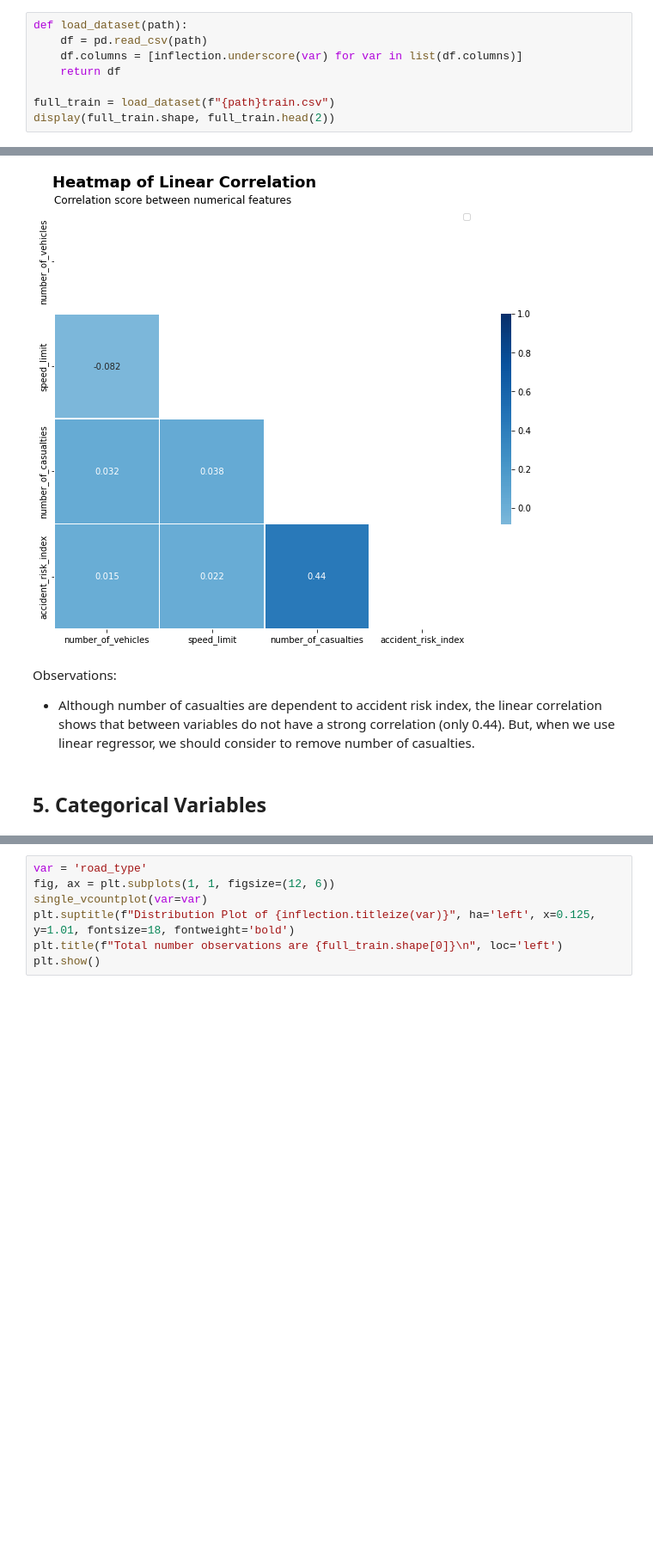
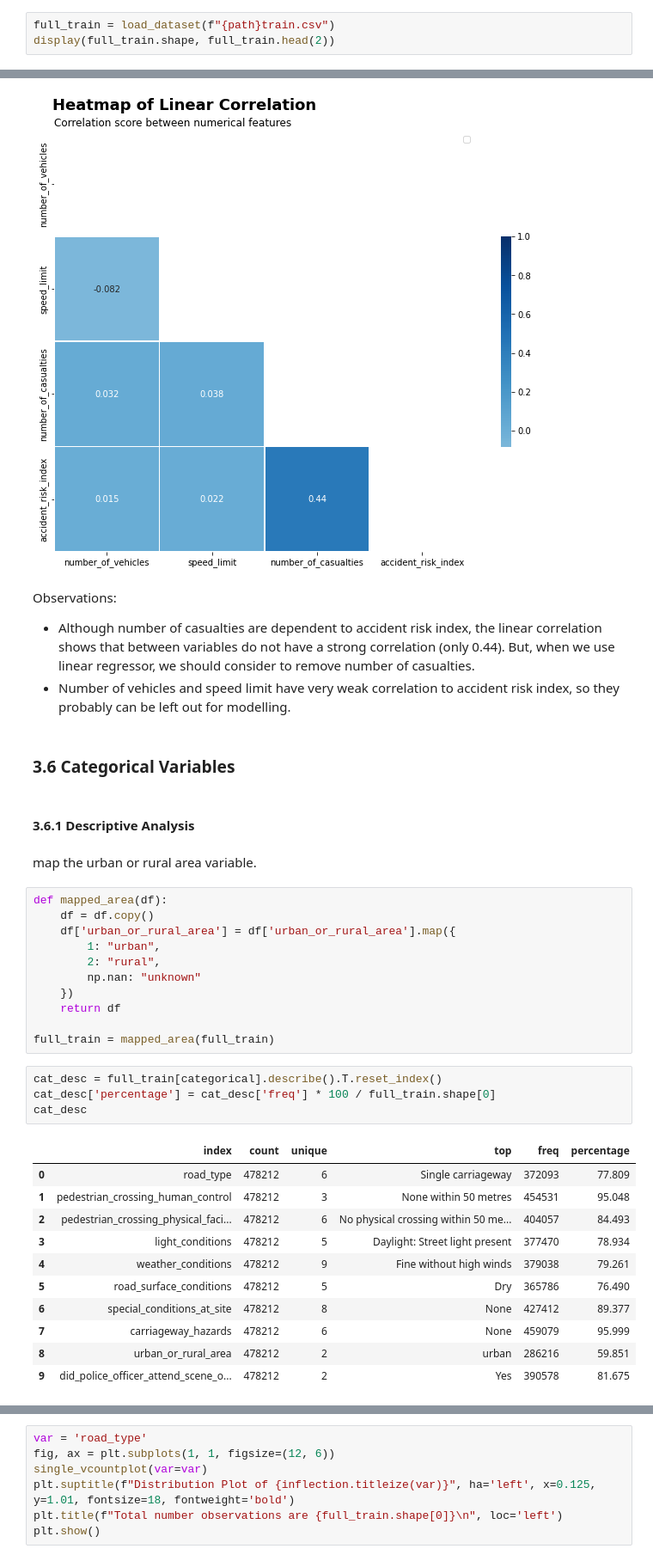
Before and after one commit to irfan-fadhlurrahman/accident-risk-scoring, a Jupyter notebook: notebooks/exploration.ipynb, the cells around one changed output, grey strips where cells are left out. Shown at 86% size. Drawn from its saved outputs; the diff is of its cells as text; blank space fills up the shorter version.

```diff
--- a/notebooks/exploration.ipynb
+++ b/notebooks/exploration.ipynb
@@ -172,10 +169,5 @@ def single_vcountplot(n_row=0, var='road_type'):
 <a id='ld'></a>
 # %%
-def load_dataset(path):
-    df = pd.read_csv(path)
-    df.columns = [inflection.underscore(var) for var in list(df.columns)]
-    return df
-
 full_train = load_dataset(f"{path}train.csv")
 display(full_train.shape, full_train.head(2))
 # %% [output]
@@ -524,6 +406,38 @@ plt.show()
 # %% [markdown]
 Observations:
 * Although number of casualties are dependent to accident risk index, the linear correlation shows that between variables do not have a strong correlation (only 0.44). But, when we use linear regressor, we should consider to remove number of casualties.
+* Number of vehicles and speed limit have very weak correlation to accident risk index, so they probably can be left out for modelling.
 # %% [markdown]
-## 5. Categorical Variables
+### 3.6 Categorical Variables
+# %% [markdown]
+#### 3.6.1 Descriptive Analysis
+# %% [markdown]
+map the urban or rural area variable.
+# %%
+def mapped_area(df):
+    df = df.copy()
+    df['urban_or_rural_area'] = df['urban_or_rural_area'].map({
+        1: "urban",
+        2: "rural",
+        np.nan: "unknown"
+    })
+    return df
+
+full_train = mapped_area(full_train)
+# %%
+cat_desc = full_train[categorical].describe().T.reset_index()
+cat_desc['percentage'] = cat_desc['freq'] * 100 / full_train.shape[0]
+cat_desc
+# %% [output]
+|  | index | count | unique | top | freq | percentage |
+| 0 | road_type | 478212 | 6 | Single carriageway | 372093 | 77.809 |
+| 1 | pedestrian_crossing_human_control | 478212 | 3 | None within 50 metres | 454531 | 95.048 |
+| 2 | pedestrian_crossing_physical_faci... | 478212 | 6 | No physical crossing within 50 me... | 404057 | 84.493 |
+| 3 | light_conditions | 478212 | 5 | Daylight: Street light present | 377470 | 78.934 |
+| 4 | weather_conditions | 478212 | 9 | Fine without high winds | 379038 | 79.261 |
+| 5 | road_surface_conditions | 478212 | 5 | Dry | 365786 | 76.490 |
+| 6 | special_conditions_at_site | 478212 | 8 | None | 427412 | 89.377 |
+| 7 | carriageway_hazards | 478212 | 6 | None | 459079 | 95.999 |
+| 8 | urban_or_rural_area | 478212 | 2 | urban | 286216 | 59.851 |
+| 9 | did_police_officer_attend_scene_o... | 478212 | 2 | Yes | 390578 | 81.675 |
 # %% [markdown]
```
Also changed, not shown: parts of 63 cells of this notebook.
